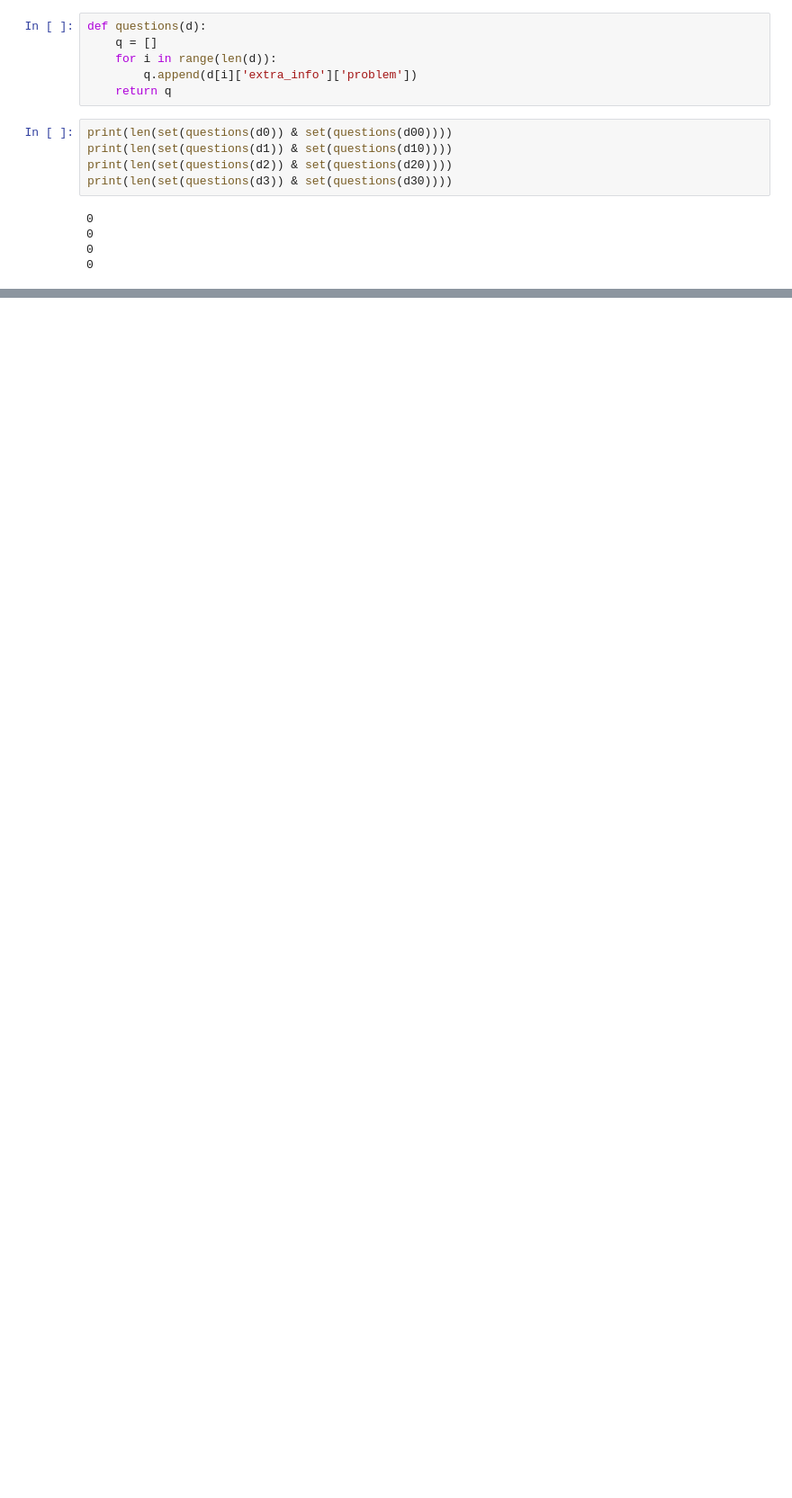
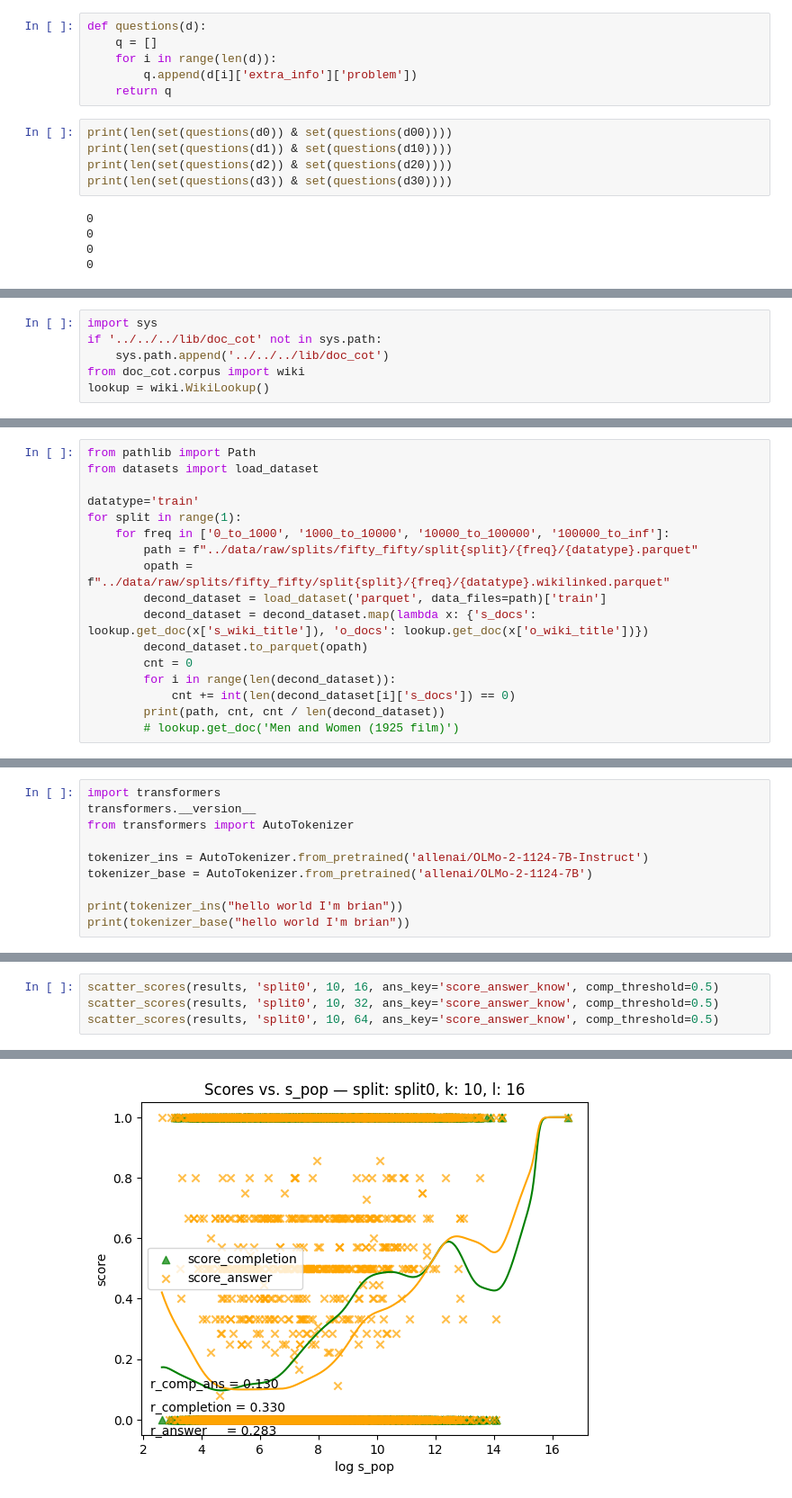
Before and after one commit to zhichul/robust_recall, a Jupyter notebook: experiments/0530_popqa/notebooks/data.ipynb, the cells around one changed output, grey strips where cells are left out. Shown at 90% size. Cells and saved outputs as stored; diff of their text form; blank space fills up the shorter version.

```diff
--- a/experiments/0530_popqa/notebooks/data.ipynb
+++ b/experiments/0530_popqa/notebooks/data.ipynb
@@ -91,0 +173,6 @@ print(len(set(questions(d3)) & set(questions(d30))))
+# %%
+import sys
+if '../../../lib/doc_cot' not in sys.path:
+    sys.path.append('../../../lib/doc_cot')
+from doc_cot.corpus import wiki
+lookup = wiki.WikiLookup()
@@ -91,0 +181,17 @@ print(len(set(questions(d3)) & set(questions(d30))))
+# %%
+from pathlib import Path
+from datasets import load_dataset
+
+datatype='train'
+for split in range(1):
+    for freq in ['0_to_1000', '1000_to_10000', '10000_to_100000', '100000_to_inf']:
+        path = f"../data/raw/splits/fifty_fifty/split{split}/{freq}/{datatype}.parquet"
+        opath = f"../data/raw/splits/fifty_fifty/split{split}/{freq}/{datatype}.wikilinked.parquet"
+        decond_dataset = load_dataset('parquet', data_files=path)['train']
+        decond_dataset = decond_dataset.map(lambda x: {'s_docs': lookup.get_doc(x['s_wiki_title']), 'o_docs': lookup.get_doc(x['o_wiki_title'])})
+        decond_dataset.to_parquet(opath)
+        cnt = 0
+        for i in range(len(decond_dataset)):
+            cnt += int(len(decond_dataset[i]['s_docs']) == 0)
+        print(path, cnt, cnt / len(decond_dataset))
+        # lookup.get_doc('Men and Women (1925 film)')
@@ -91,0 +205,10 @@ print(len(set(questions(d3)) & set(questions(d30))))
+# %%
+import transformers
+transformers.__version__
+from transformers import AutoTokenizer
+
+tokenizer_ins = AutoTokenizer.from_pretrained('allenai/OLMo-2-1124-7B-Instruct')
+tokenizer_base = AutoTokenizer.from_pretrained('allenai/OLMo-2-1124-7B')
+
+print(tokenizer_ins("hello world I'm brian"))
+print(tokenizer_base("hello world I'm brian"))
@@ -91,0 +491,5 @@ print(len(set(questions(d3)) & set(questions(d30))))
+# %%
+scatter_scores(results, 'split0', 10, 16, ans_key='score_answer_know', comp_threshold=0.5)
+scatter_scores(results, 'split0', 10, 32, ans_key='score_answer_know', comp_threshold=0.5)
+scatter_scores(results, 'split0', 10, 64, ans_key='score_answer_know', comp_threshold=0.5)
+# %% [output]
@@ -91,0 +497 @@ print(len(set(questions(d3)) & set(questions(d30))))
+[figure, added]
```
Also changed, not shown: parts of 35 cells of this notebook, 10 other files.
